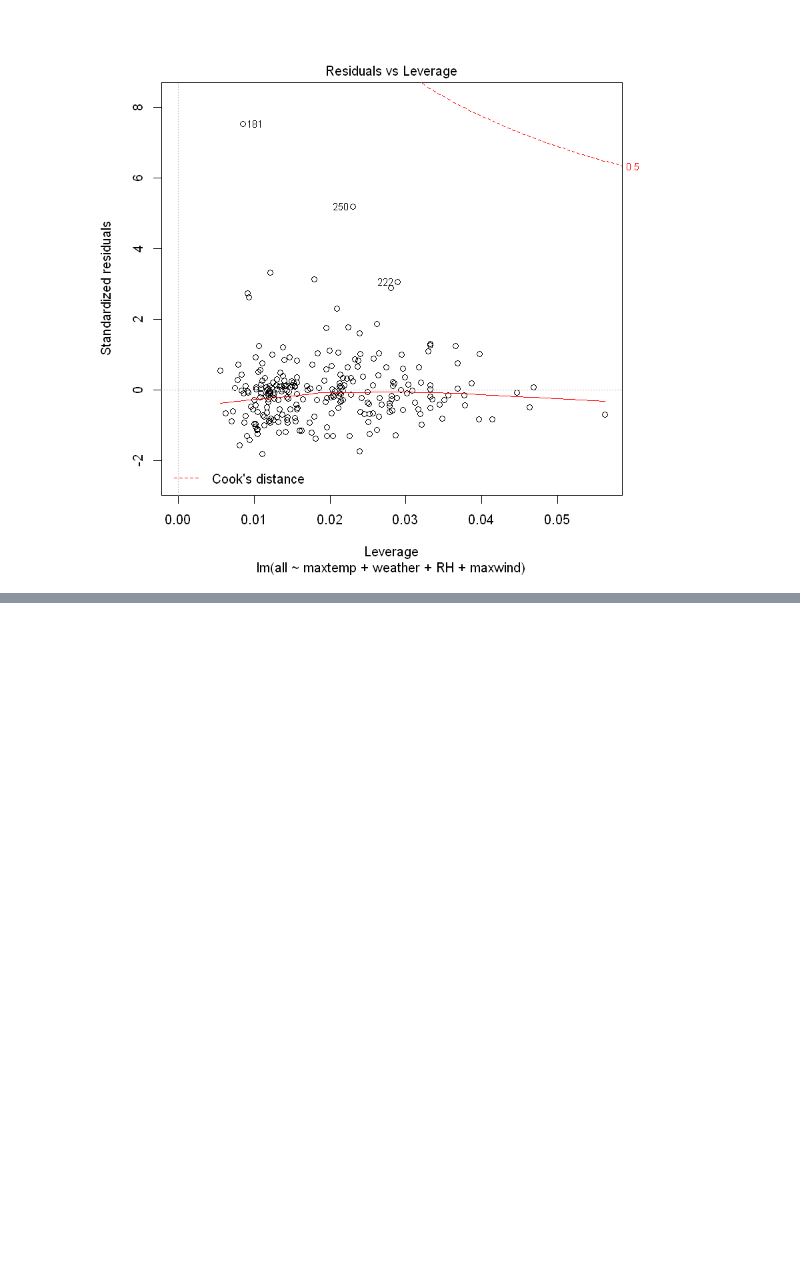
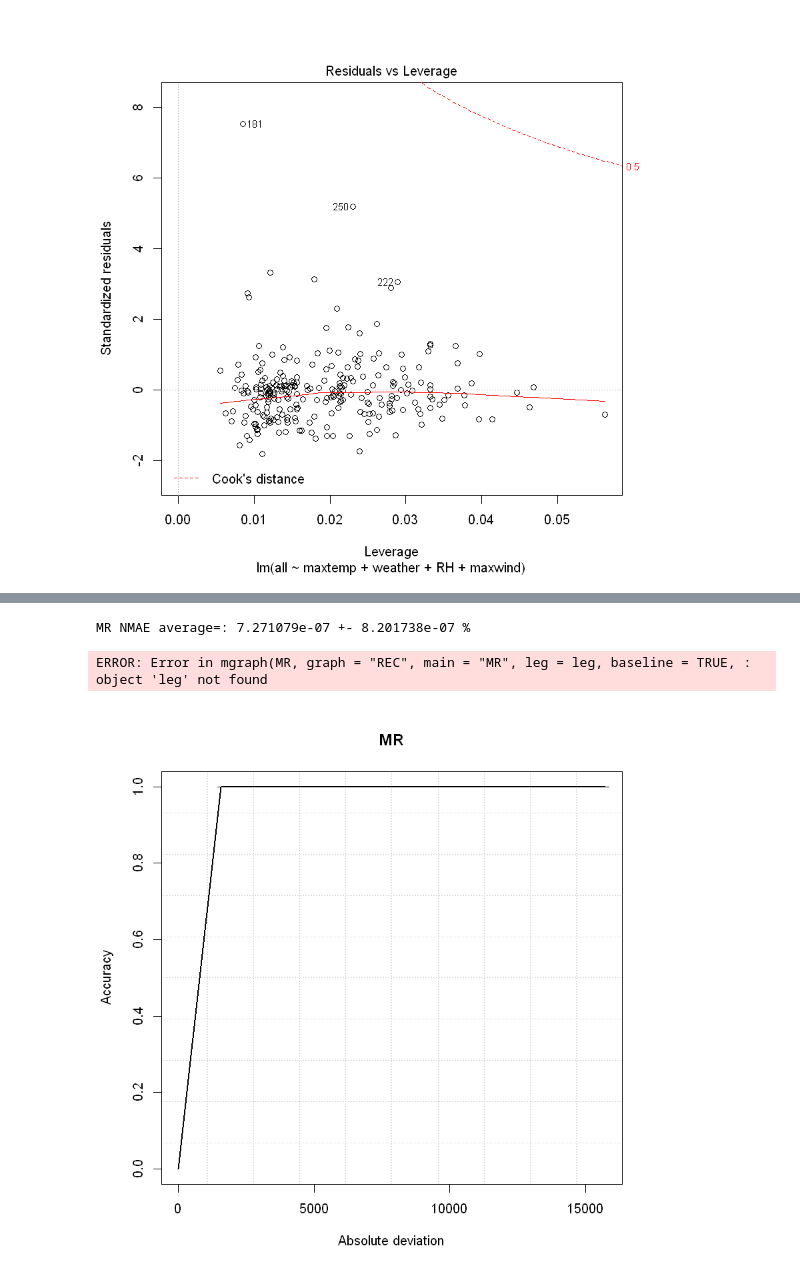
Before and after one commit to JoaoGuedes01/TIAPOSE_R_Data_Mining, a Jupyter notebook: Jupyter/Data Exploration.ipynb, the cells around one changed output, grey strips where cells are left out. Drawn from its saved outputs; the diff is of its cells as text; code cells hidden in the pictures; blank space fills up the shorter version.

```diff
--- a/Jupyter/Data Exploration.ipynb
+++ b/Jupyter/Data Exploration.ipynb
@@ -302,0 +309,11 @@ cor(data$all,data)
+# %%
+eMR=mmetric(MR,metric="NMAE")
+m1=meanint(eMR)
+cat("MR NMAE average=:",m1$mean,"+-",m1$int,"%\n")
+# %% [output]
+MR NMAE average=: 7.271079e-07 +- 8.201738e-07 %
+# %%
+mgraph(MR,graph="REC",main="MR",leg=leg,baseline=TRUE,Grid=10)
+# %% [output]
+ERROR: Error in mgraph(MR, graph = "REC", main = "MR", leg = leg, baseline = TRUE, : object 'leg' not found
+[figure, added]
```
Also changed, not shown: parts of 7 cells of this notebook.
